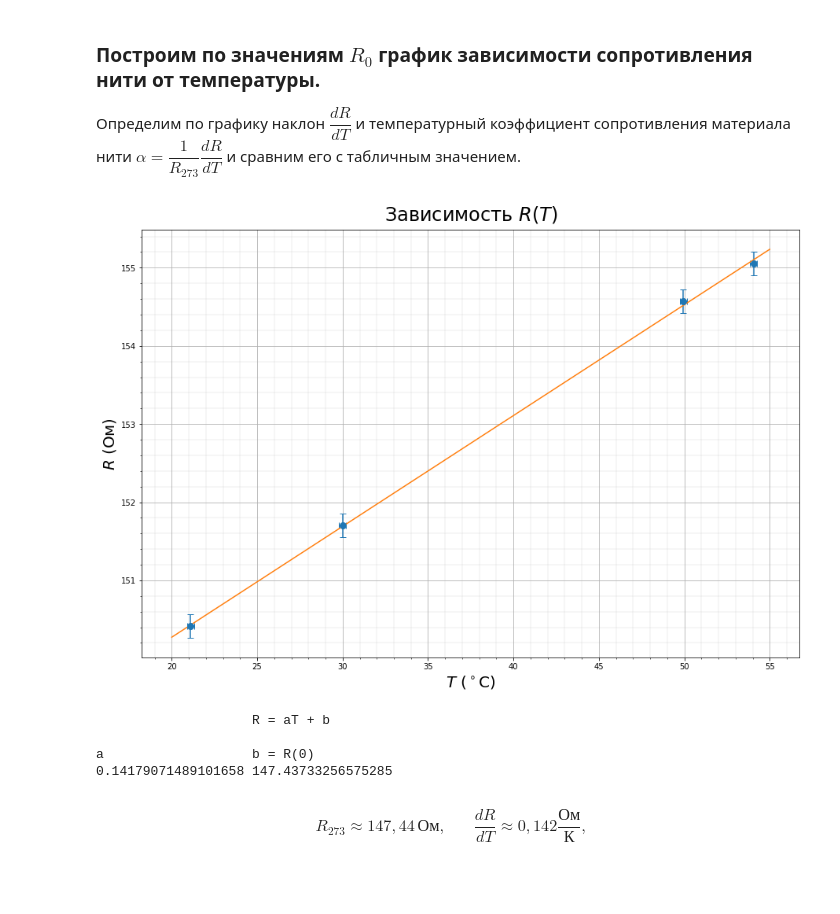
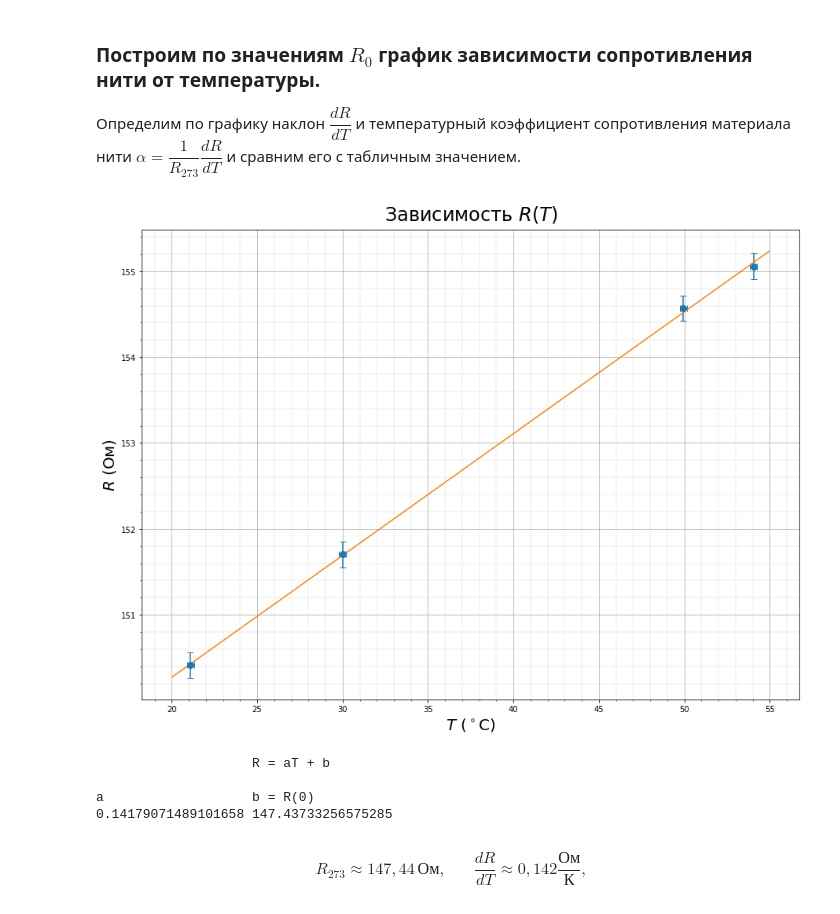
Before and after one commit to iudovin/labs, a Jupyter notebook: calc2-2-3.ipynb, the cells around one changed output. Drawn from its saved outputs; the diff is of its cells as text; code cells hidden in the pictures; blank space fills up the shorter version.

```diff
--- a/calc2-2-3.ipynb
+++ b/calc2-2-3.ipynb
@@ -135,24 +110,24 @@ print(np.transpose([r, t]))
 # %%
 r_t_opt, r_t_cov = curve_fit(f, t, r)
 # r_t_opt = [a, b]; R = aT + b
 
-plt.figure(figsize = (15, 10))
+plt.figure(figsize = (15, 11))
 plt.title('Зависимость $R(T)$', fontsize=24, pad=12)
 plt.minorticks_on()
 plt.grid(which='major')
 plt.grid(which='minor', linewidth='0.2')
 plt.xlabel('$T$ ($^\circ$С)', fontsize=20)
 plt.ylabel('$R$ (Ом)', fontsize=20)
 plt.errorbar(t, r, linestyle='', marker='o', xerr=0.2, yerr=0.15, markersize=8, capsize=4)
 xdata = np.arange(20, 56)
 plt.plot(xdata, f(xdata, *r_t_opt))
 plt.show()
 
 print(' ' * 20 + 'R = aT + b' + '\n')
 print('a' + ' ' * 19 + 'b = R(0)')
 print(*r_t_opt)
 # %% [output]
-[figure, old version]
+[figure, new version]
                     R = aT + b
 
 a                   b = R(0)
```
Also changed, not shown: parts of 9 cells of this notebook.
